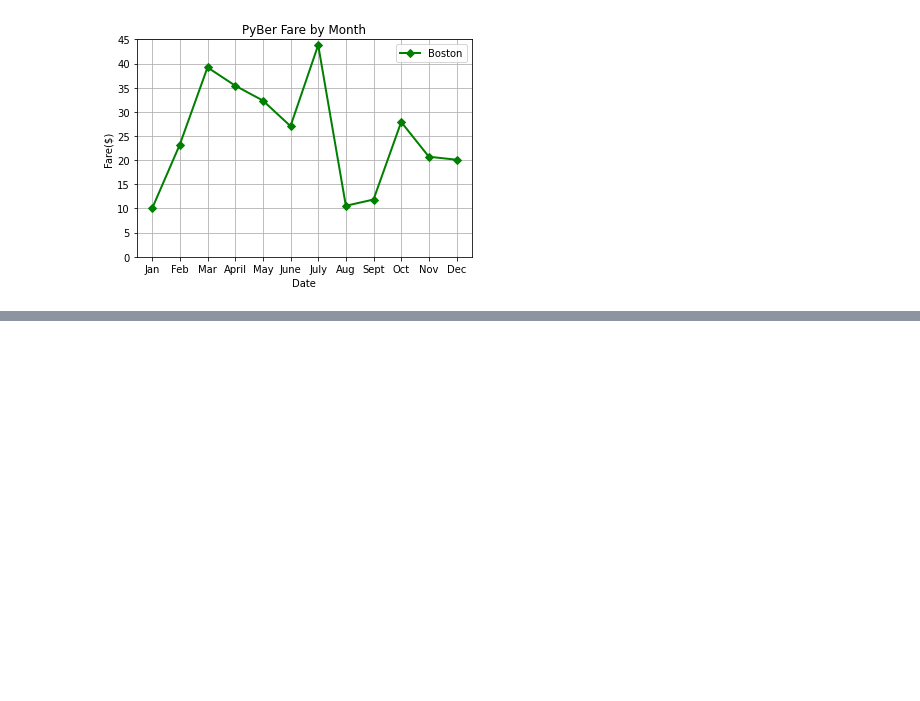
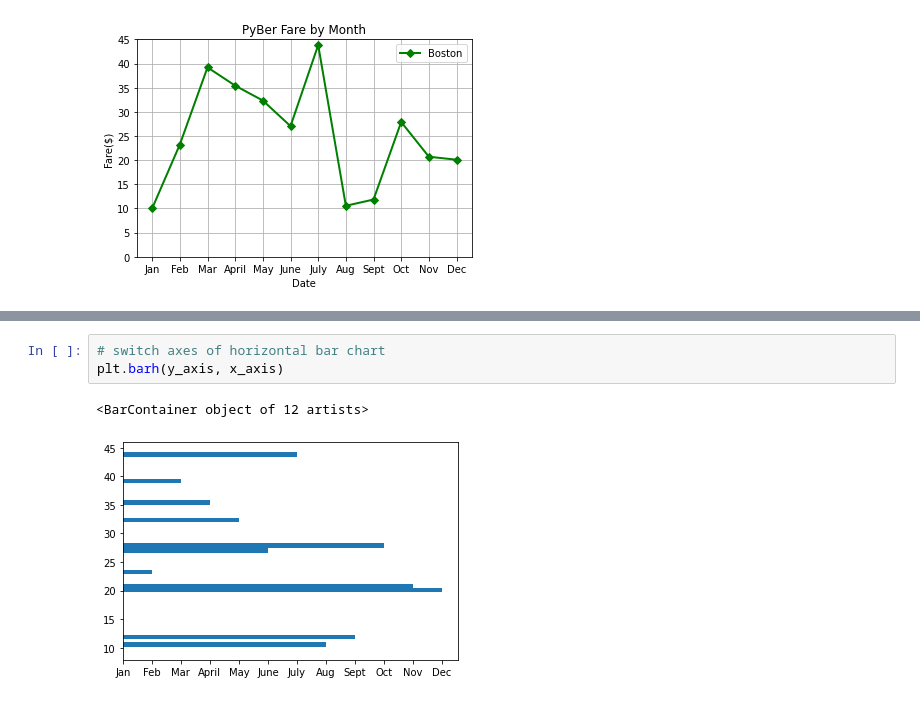
Before and after one commit to mhertel278/PyBer_Analysis, a Jupyter notebook: matplotlib_practice.ipynb, the cells around one changed output, grey strips where cells are left out. Drawn from its saved outputs; the diff is of its cells as text; blank space fills up the shorter version.

```diff
--- a/matplotlib_practice.ipynb
+++ b/matplotlib_practice.ipynb
@@ -70,0 +113,6 @@ ax.legend()
+# %%
+# switch axes of horizontal bar chart
+plt.barh(y_axis, x_axis)
+# %% [output]
+<BarContainer object of 12 artists>
+[figure, added]
```
Also changed, not shown: parts of 19 cells of this notebook.
